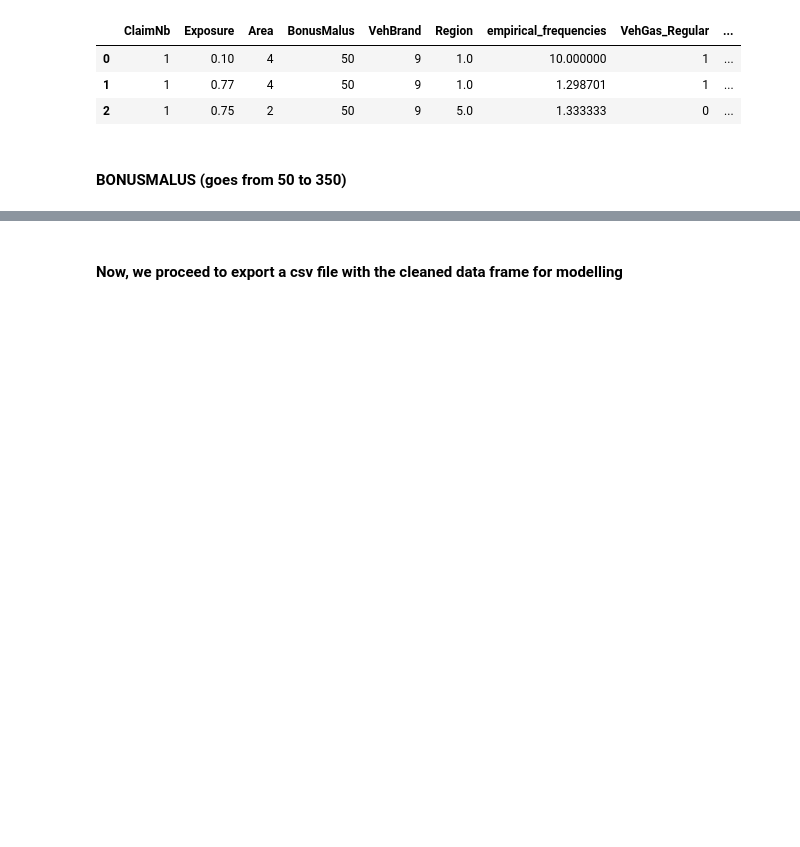
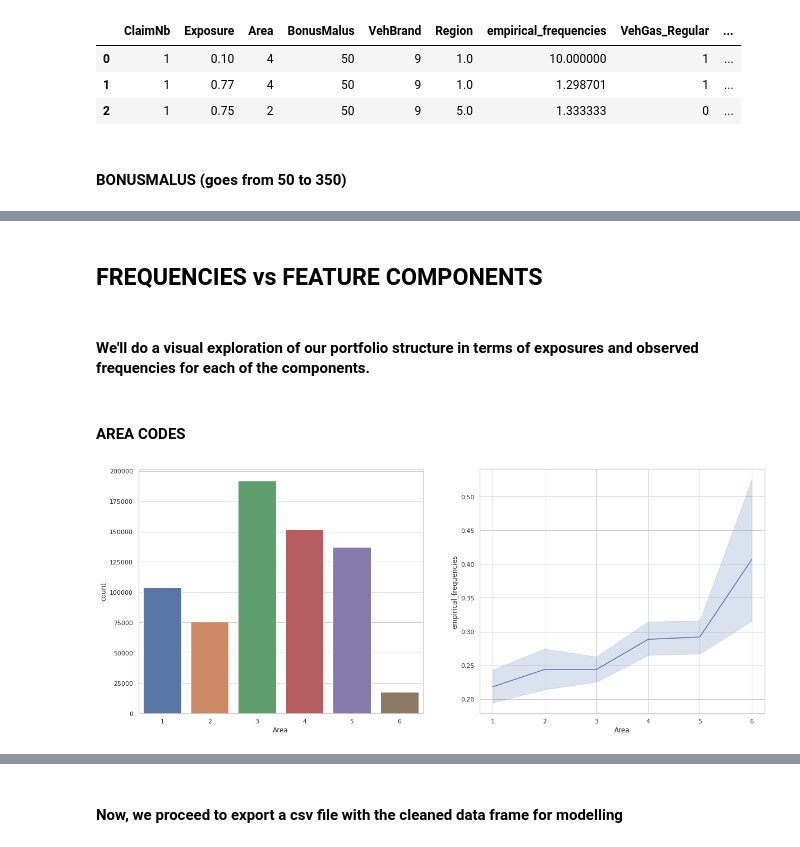
Before and after one commit to JulianTrufero/Claims-Frequency-Predicitons, a Jupyter notebook: Notebooks/claims_data.ipynb, the cells around one changed output, grey strips where cells are left out. Saved outputs shown, nothing was run; the diff lists cells and outputs as text; code cells hidden in the pictures; blank space fills up the shorter version.

```diff
--- a/Notebooks/claims_data.ipynb
+++ b/Notebooks/claims_data.ipynb
@@ -381,0 +399,13 @@ claimsdf.head(3)
+# %% [markdown]
+## FREQUENCIES vs FEATURE COMPONENTS
+# %% [markdown]
+#### We'll do a visual exploration of our portfolio structure in terms of exposures and observed frequencies for each of the components.
+# %% [markdown]
+#### AREA CODES
+# %%
+fig, axs = plt.subplots(nrows=1, ncols=2, figsize=(20, 8))
+sns.countplot(x=claimsdf.Area, ax=axs[0])
+sns.lineplot(data=claimsdf, x=claimsdf.Area, y=claimsdf.empirical_frequencies, ax=axs[1])
+fig.savefig("area_codes.png");
+# %% [output]
+[figure, added]
```
Also changed, not shown: parts of 30 cells of this notebook, 12 other files.
